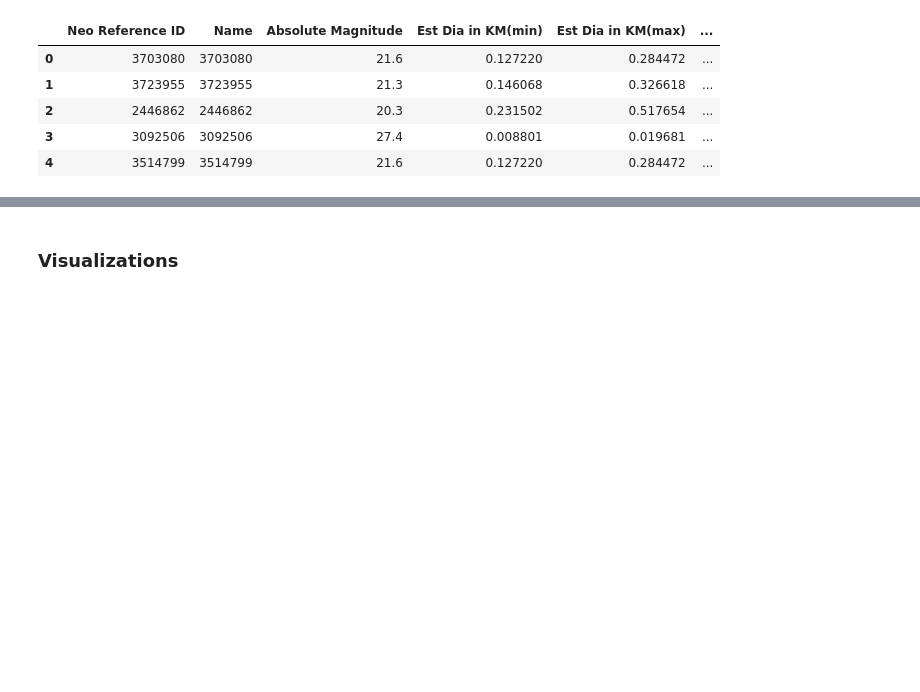
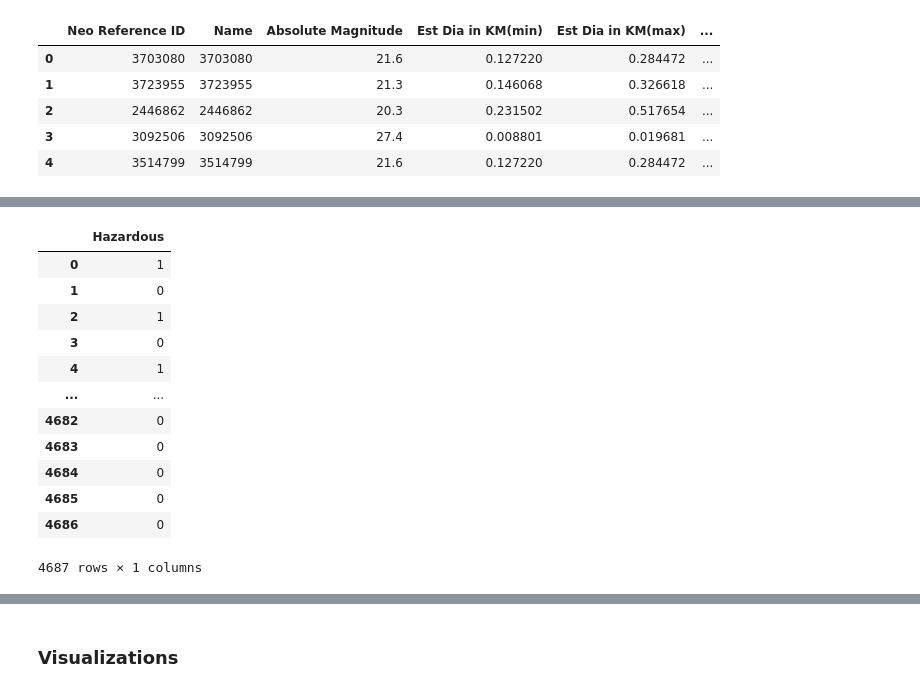
Before and after one commit to Wook22/UC-DAVIS, a Jupyter notebook: STA160/midterm.ipynb, the cells around one changed output, grey strips where cells are left out. Drawn from its saved outputs; the diff is of its cells as text; code cells hidden in the pictures; blank space fills up the shorter version.

```diff
--- a/STA160/midterm.ipynb
+++ b/STA160/midterm.ipynb
@@ -169,3 +135,8 @@ df.head()
 | 2 | 2446862 | 2446862 | 20.3 | 0.231502 | 0.517654 | ... |
 | 3 | 3092506 | 3092506 | 27.4 | 0.008801 | 0.019681 | ... |
 | 4 | 3514799 | 3514799 | 21.6 | 0.127220 | 0.284472 | ... |
+# %%
+nasa = pd.read_csv("nasa.csv")
+
+nasa.shape
+nasa.columns
@@ -171,0 +204,3 @@ df.head()
+# %%
+# Drop features that is not relevant(non-unique values, dates, IDs)
+nasa.drop(['Neo Reference ID', 'Name', 'Close Approach Date', 'Epoch Date Close Approach', 'Orbit ID', 'Orbit Determination Date', 'Perihelion Time', 'Orbiting Body', 'Equinox'], axis=1, inplace=True)
@@ -171,0 +229,21 @@ df.head()
+# %%
+X = nasa.iloc[:, :-1]
+y = nasa.iloc[:, -1:]
+
+# convert Hazardous boolean values to 0 and 1
+y = y*1
+y
+# %% [output]
+|  | Hazardous |
+| 0 | 1 |
+| 1 | 0 |
+| 2 | 1 |
+| 3 | 0 |
+| 4 | 1 |
+| ... | ... |
+| 4682 | 0 |
+| 4683 | 0 |
+| 4684 | 0 |
+| 4685 | 0 |
+| 4686 | 0 |
+4687 rows × 1 columns
```
Also changed, not shown: parts of 17 cells of this notebook, 3 other files.
